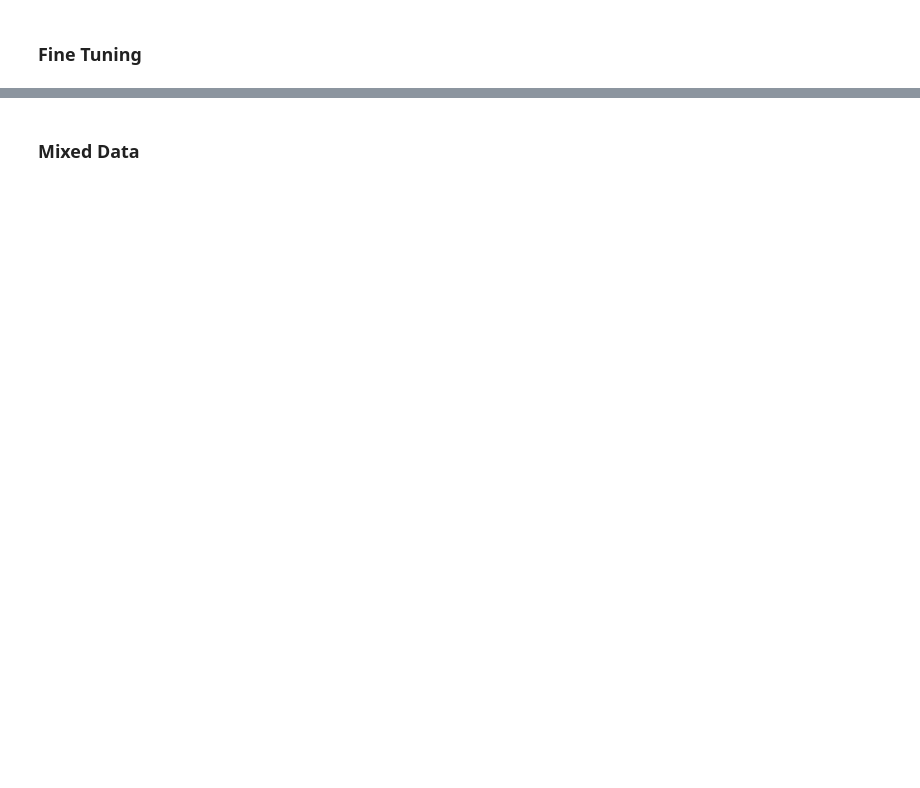
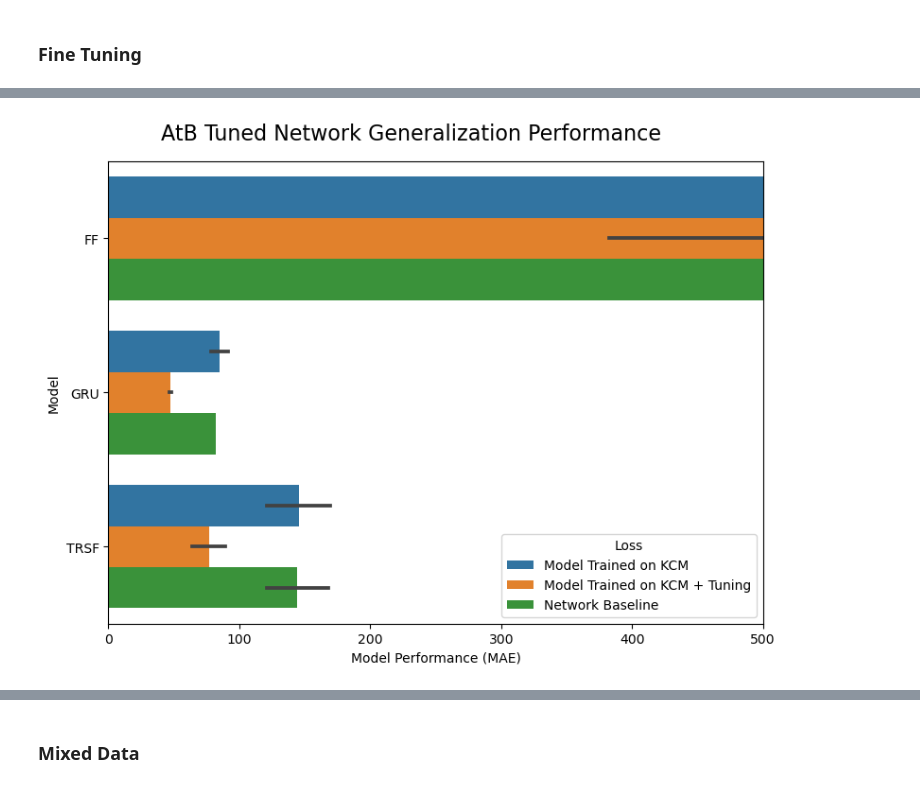
Before and after one commit to zackAemmer/generalizable_travel_times, a Jupyter notebook: src/explore_results.ipynb, the cells around one changed output, grey strips where cells are left out. Saved outputs shown, nothing was run; the diff lists cells and outputs as text; code cells hidden in the pictures; blank space fills up the shorter version.

```diff
--- a/src/explore_results.ipynb
+++ b/src/explore_results.ipynb
@@ -268,18 +291,19 @@ plt.savefig("../plots/model_tuning_kcm.png", dpi=1800, bbox_inches='tight')
 # %%
 plot_data = atb_gen_df[atb_gen_df['Loss'].isin(['Tune_Test_Losses', 'Test_Losses'])]
 plot_data = pd.concat([plot_data, atb_baseline_df])
-plot_data = plot_data[plot_data['Model'].isin(['AVG','FF','GRU','TRSF'])]
 plot_data['Loss'] = plot_data['Loss'].replace(["Tune_Test_Losses","Test_Losses"],["Model Trained on KCM + Tuning", "Model Trained on KCM"])
 fig, axes = plt.subplots(1,1)
 fig.set_figheight(6)
 fig.set_figwidth(8)
 sns.barplot(plot_data, x="MAE", y="Model", hue="Loss", dodge=True)
 axes.set_xlim([0, 500])
 axes.set_ylabel("Model")
 axes.set_xlabel("Model Performance (MAE)")
 fig.suptitle('AtB Tuned Network Generalization Performance', fontsize=16)
 fig.tight_layout()
 plt.savefig("../plots/model_tuning_atb.png", dpi=1800, bbox_inches='tight')
+# %% [output]
+[figure, added]
 # %%
 plot_data = atb_gen_df[atb_gen_df['Loss'].isin(['Tune_Test_Losses', 'Test_Losses'])]
 plot_data = pd.concat([plot_data, kcm_baseline_df, kcm_deterioration_df])
```
Also changed, not shown: parts of 15 cells of this notebook, 6 other files.
